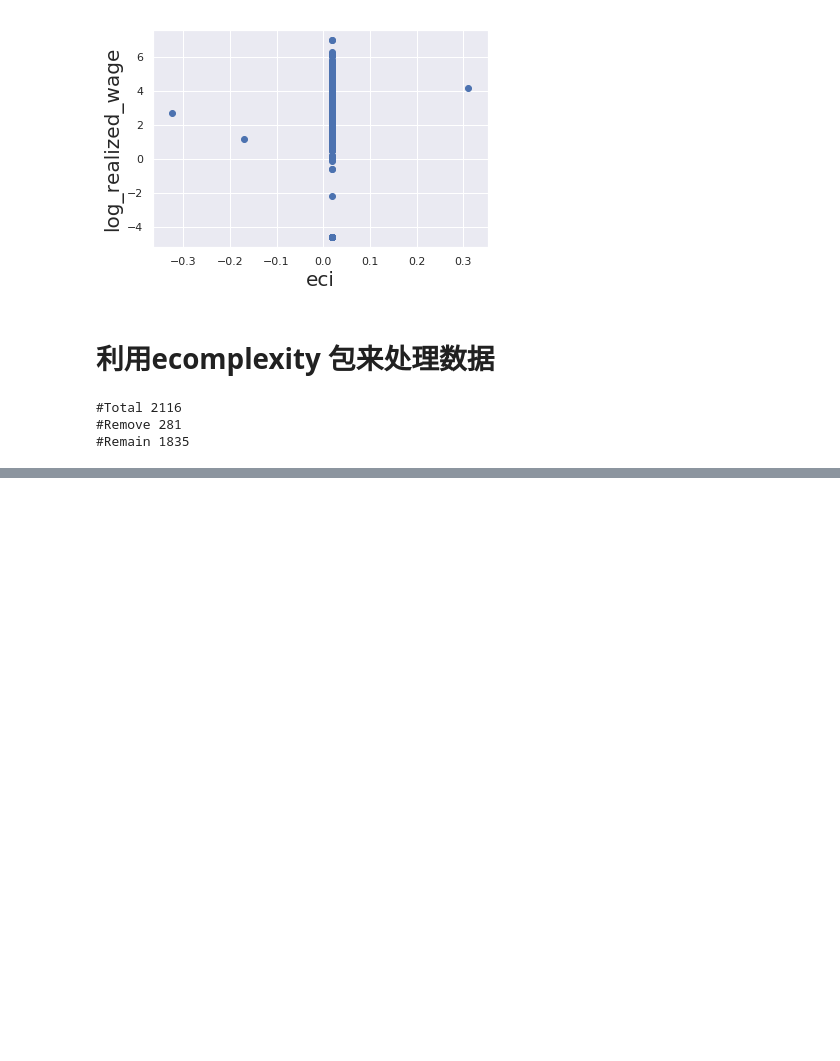
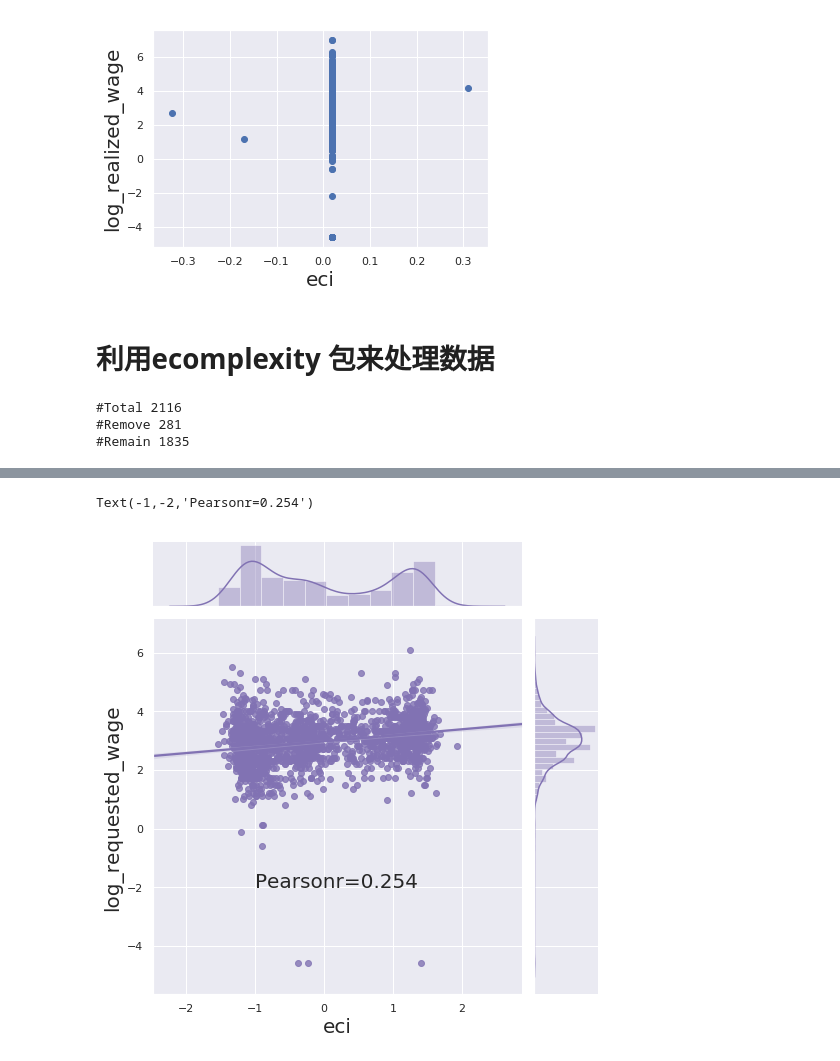
Before and after one commit to hashc/Skills, a Jupyter notebook: EconomicComplexity.ipynb, the cells around one changed output, grey strips where cells are left out. Cells and saved outputs as stored; diff of their text form; code cells hidden in the pictures; blank space fills up the shorter version.

```diff
--- a/EconomicComplexity.ipynb
+++ b/EconomicComplexity.ipynb
@@ -255,0 +346,11 @@ KeyboardInterrupt:
+# %%
+sns.set(style="darkgrid")
+tips = sns.load_dataset("tips")
+g = sns.jointplot(x_eci,wage_rq, kind="reg",color="m", height=7)
+plt.xlabel("eci",fontsize=20)
+plt.ylabel("log_requested_wage",fontsize=20)
+p,pp=pearsonr(x_eci,wage_rq)
+plt.text(-1,-2,"Pearsonr=%.3f"%p,fontsize=20)
+# %% [output]
+Text(-1,-2,'Pearsonr=0.254')
+[figure, added]
```
Also changed, not shown: parts of 16 cells of this notebook, 1 other file.
